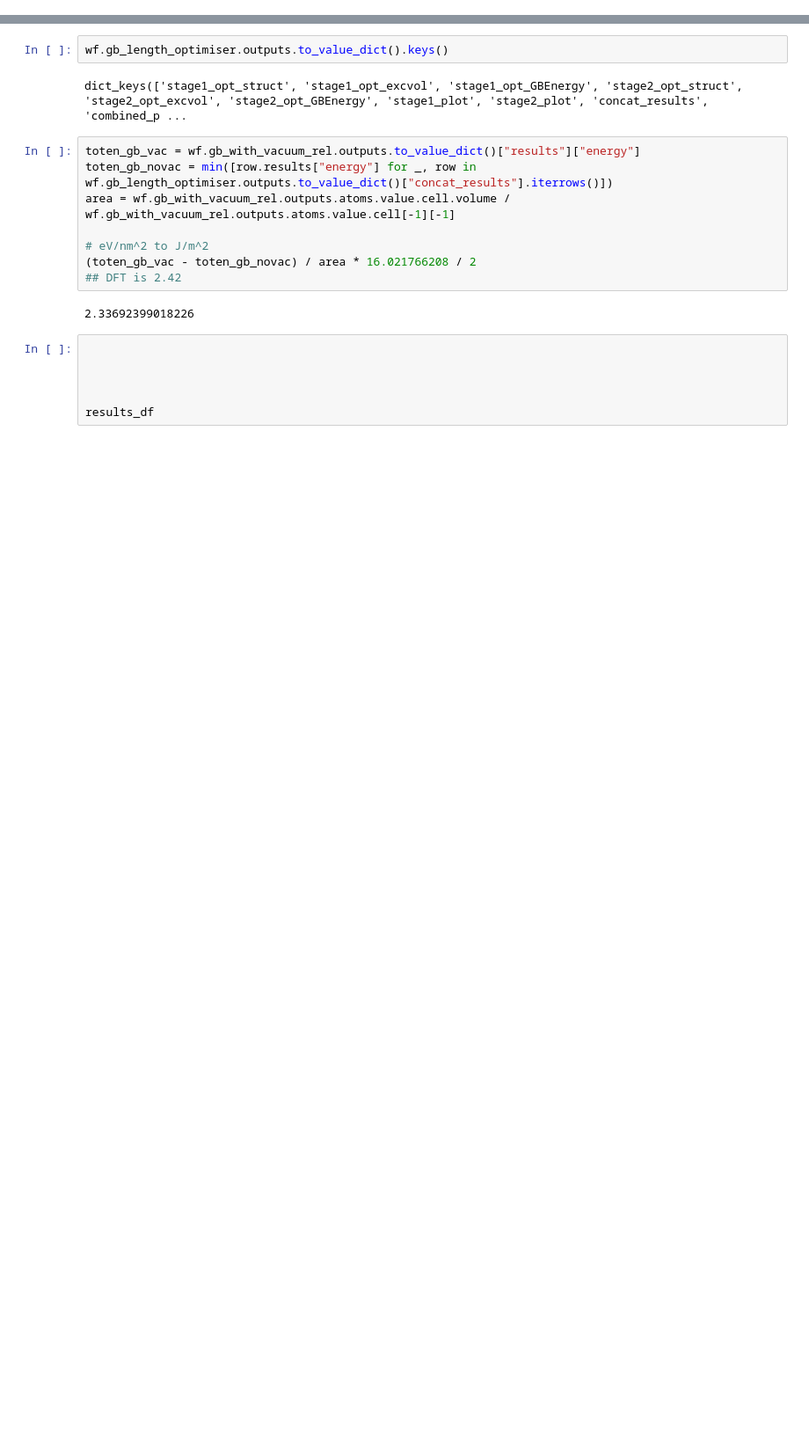
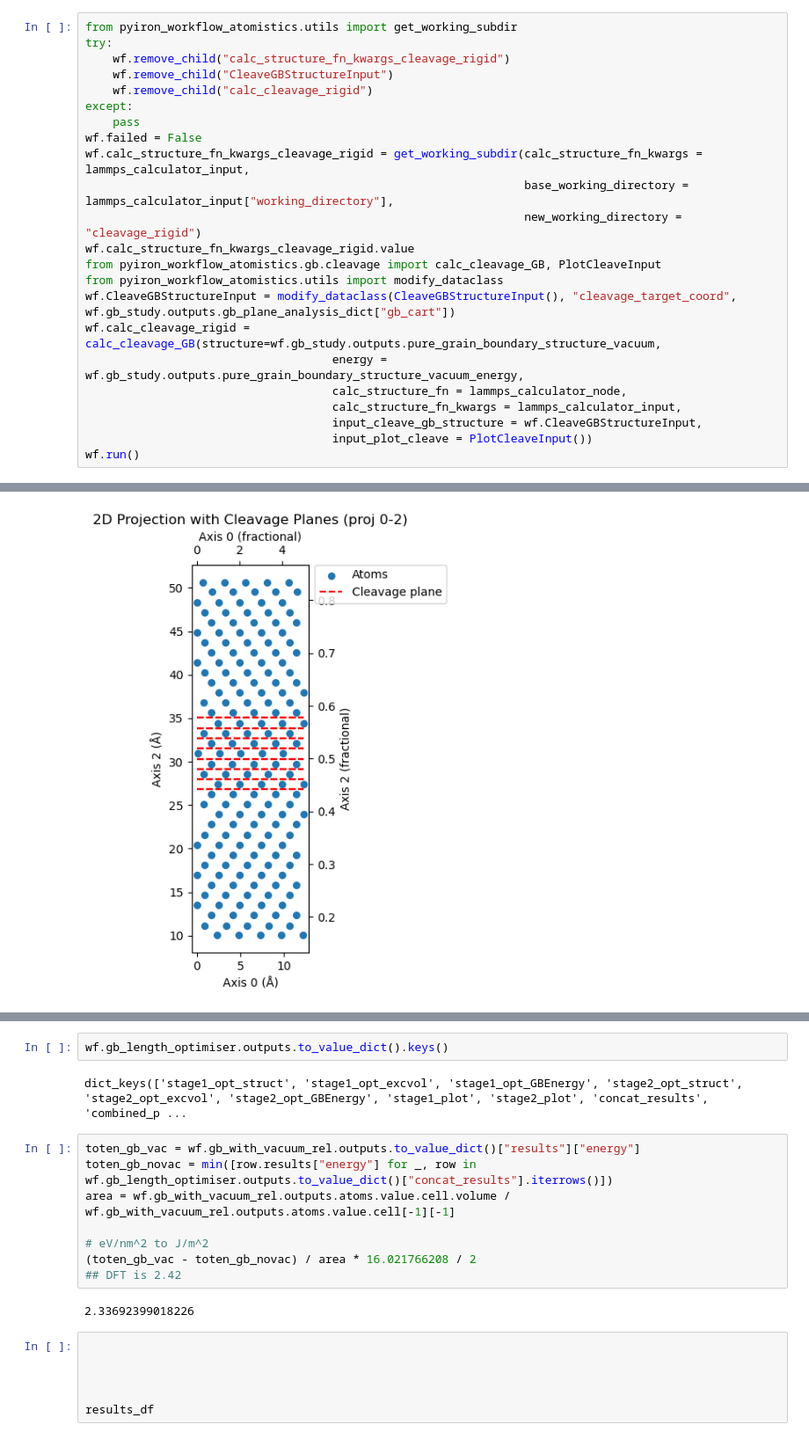
Before and after one commit to pyiron/pyiron_workflow_atomistics, a Jupyter notebook: notebooks/20250713_GB_Opt_Seg_Cleave.ipynb, the cells around one changed output, grey strips where cells are left out. Shown: that part at 88% size. Drawn from its saved outputs; the diff is of its cells as text; blank space fills up the shorter version.

```diff
--- a/notebooks/20250713_GB_Opt_Seg_Cleave.ipynb
+++ b/notebooks/20250713_GB_Opt_Seg_Cleave.ipynb
@@ -158,0 +360,24 @@ wf.optimise_cubic_lattice_parameter.outputs.to_value_dict()
+# %%
+from pyiron_workflow_atomistics.utils import get_working_subdir
+try:
+    wf.remove_child("calc_structure_fn_kwargs_cleavage_rigid")
+    wf.remove_child("CleaveGBStructureInput")
+    wf.remove_child("calc_cleavage_rigid")
+except:
+    pass
+wf.failed = False
+wf.calc_structure_fn_kwargs_cleavage_rigid = get_working_subdir(calc_structure_fn_kwargs = lammps_calculator_input,
+                                                                base_working_directory = lammps_calculator_input["working_directory"],
+                                                                new_working_directory = "cleavage_rigid")
+wf.calc_structure_fn_kwargs_cleavage_rigid.value
+from pyiron_workflow_atomistics.gb.cleavage import calc_cleavage_GB, PlotCleaveInput
+from pyiron_workflow_atomistics.utils import modify_dataclass
+wf.CleaveGBStructureInput = modify_dataclass(CleaveGBStructureInput(), "cleavage_target_coord", wf.gb_study.outputs.gb_plane_analysis_dict["gb_cart"])
+wf.calc_cleavage_rigid = calc_cleavage_GB(structure=wf.gb_study.outputs.pure_grain_boundary_structure_vacuum,
+                                    energy = wf.gb_study.outputs.pure_grain_boundary_structure_vacuum_energy,
+                                    calc_structure_fn = lammps_calculator_node,
+                                    calc_structure_fn_kwargs = lammps_calculator_input,
+                                    input_cleave_gb_structure = wf.CleaveGBStructureInput,
+                                    input_plot_cleave = PlotCleaveInput())
+wf.run()
+# %% [output]
@@ -158,0 +401 @@ wf.optimise_cubic_lattice_parameter.outputs.to_value_dict()
+[figure, added]
```
Also changed, not shown: parts of 10 cells of this notebook, 5 other files.
